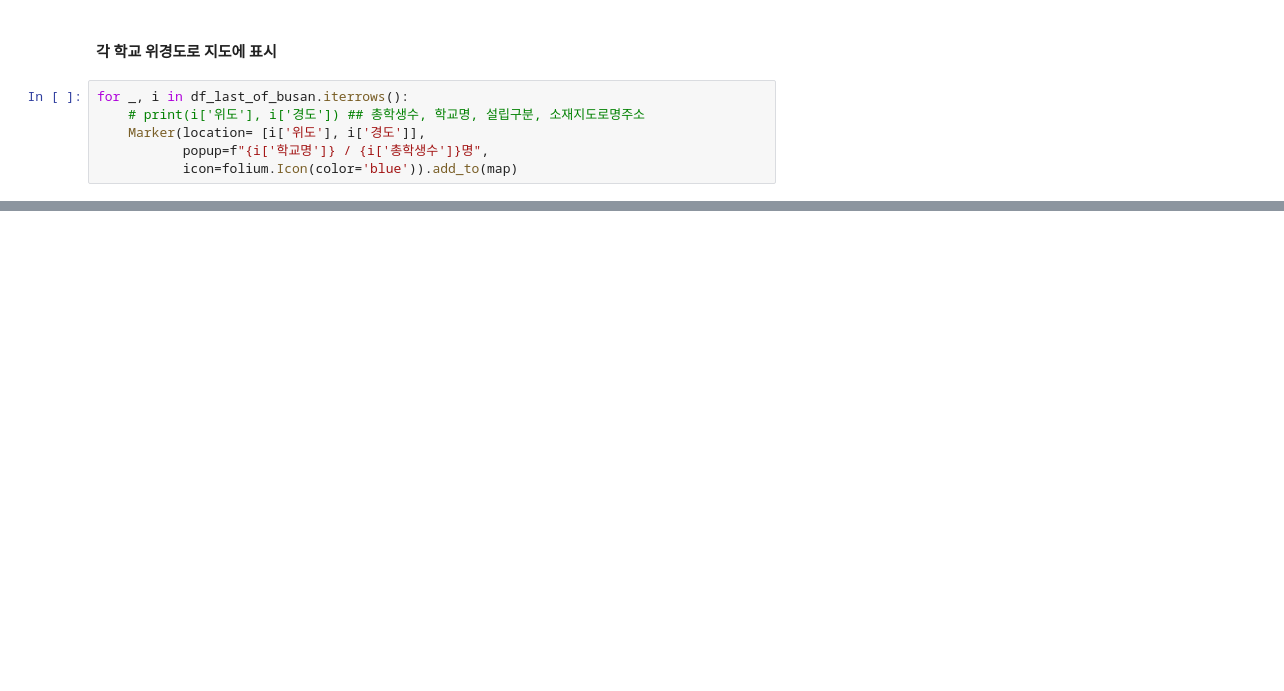
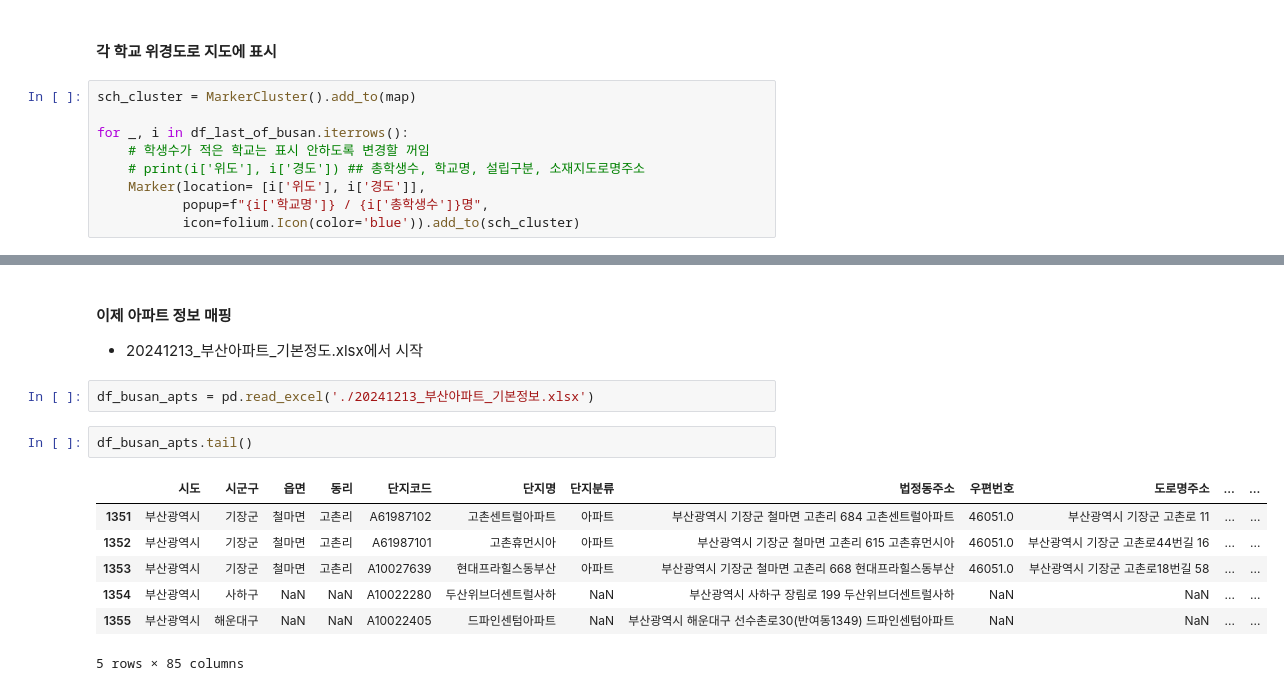
Before and after one commit to hugoMGSung/works-need-it-data-analysis, a Jupyter notebook: hugo-personal-project-2024/hg03-elementaryschools-analysis_new.ipynb, the cells around one changed output, grey strips where cells are left out. Drawn from its saved outputs; the diff is of its cells as text; blank space fills up the shorter version.

```diff
--- a/hugo-personal-project-2024/hg03-elementaryschools-analysis_new.ipynb
+++ b/hugo-personal-project-2024/hg03-elementaryschools-analysis_new.ipynb
@@ -216,12 +216,31 @@ map
 # %% [markdown]
 #### 각 학교 위경도로 지도에 표시
 # %%
+sch_cluster = MarkerCluster().add_to(map)
+
 for _, i in df_last_of_busan.iterrows():
+    # 학생수가 적은 학교는 표시 안하도록 변경할 꺼임
     # print(i['위도'], i['경도']) ## 총학생수, 학교명, 설립구분, 소재지도로명주소
     Marker(location= [i['위도'], i['경도']],
            popup=f"{i['학교명']} / {i['총학생수']}명",
-           icon=folium.Icon(color='blue')).add_to(map)
+           icon=folium.Icon(color='blue')).add_to(sch_cluster)
 # %%
 map
 # %% [output]
 [interactive output not drawn]
+# %% [markdown]
+#### 이제 아파트 정보 매핑
+
+- 20241213_부산아파트_기본정도.xlsx에서 시작
+# %%
+df_busan_apts = pd.read_excel('./20241213_부산아파트_기본정보.xlsx')
+# %%
+df_busan_apts.tail()
+# %% [output]
+|  | 시도 | 시군구 | 읍면 | 동리 | 단지코드 | 단지명 | 단지분류 | 법정동주소 | 우편번호 | 도로명주소 | ... | ... |
+| 1351 | 부산광역시 | 기장군 | 철마면 | 고촌리 | A61987102 | 고촌센트럴아파트 | 아파트 | 부산광역시 기장군 철마면 고촌리 684 고촌센트럴아파트 | 46051.0 | 부산광역시 기장군 고촌로 11 | ... | ... |
+| 1352 | 부산광역시 | 기장군 | 철마면 | 고촌리 | A61987101 | 고촌휴먼시아 | 아파트 | 부산광역시 기장군 철마면 고촌리 615 고촌휴먼시아 | 46051.0 | 부산광역시 기장군 고촌로44번길 16 | ... | ... |
+| 1353 | 부산광역시 | 기장군 | 철마면 | 고촌리 | A10027639 | 현대프라힐스동부산 | 아파트 | 부산광역시 기장군 철마면 고촌리 668 현대프라힐스동부산 | 46051.0 | 부산광역시 기장군 고촌로18번길 58 | ... | ... |
+| 1354 | 부산광역시 | 사하구 | NaN | NaN | A10022280 | 두산위브더센트럴사하 | NaN | 부산광역시 사하구 장림로 199 두산위브더센트럴사하 | NaN | NaN | ... | ... |
+| 1355 | 부산광역시 | 해운대구 | NaN | NaN | A10022405 | 드파인센텀아파트 | NaN | 부산광역시 해운대구 선수촌로30(반여동1349) 드파인센텀아파트 | NaN | NaN | ... | ... |
+5 rows × 85 columns
```
Also changed, not shown: parts of 20 cells of this notebook, 7 other files.
